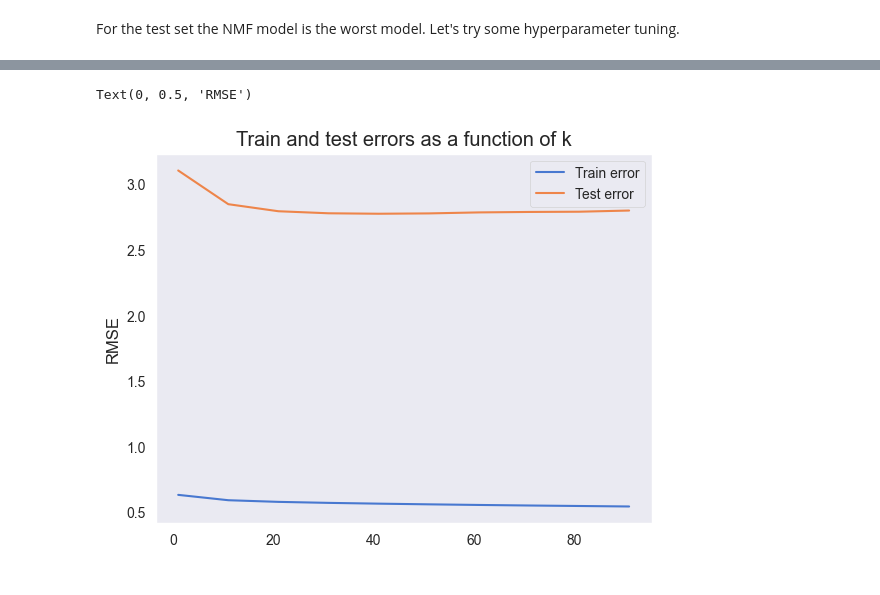
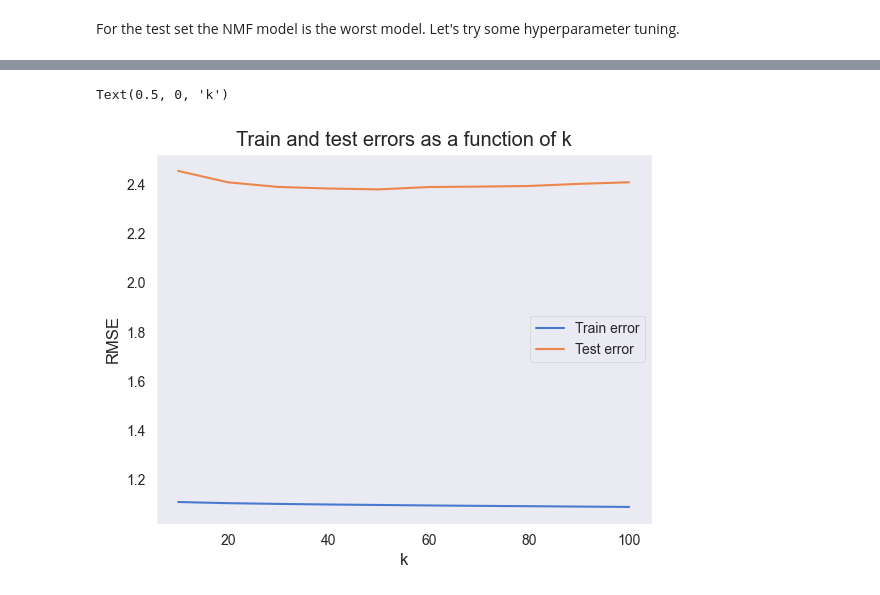
Before and after one commit to JuanDa14Sa/BBC-News-Classification, a Jupyter notebook: recommendation_system.ipynb, the cells around one changed output, grey strips where cells are left out. Cells and saved outputs as stored; diff of their text form; code cells hidden in the pictures.

```diff
--- a/recommendation_system.ipynb
+++ b/recommendation_system.ipynb
@@ -328,6 +328,8 @@ nmf = NMF(n_components=20, random_state=random_seed)
 w_train = nmf.fit_transform(utility_matrix)
 h_train = nmf.components_
 nmf_train = pd.DataFrame(np.dot(w_train, h_train), index=utility_matrix.index, columns=utility_matrix.columns)
+nmf_train[nmf_train > 5] = 5
+nmf_train[nmf_train < 1] = 1
 # %% [markdown]
 Let's see how the model performed on train set
 # %%
@@ -417,7 +419,7 @@ NMF model error: 2.63
 # %% [markdown]
 For the test set the NMF model is the worst model. Let's try some hyperparameter tuning.
 # %%
-latent_factors = range(1, 100, 10)
+latent_factors = range(0,101,10)[1:]
 train_errors = []
 test_errors = []
 times = []
@@ -425,10 +427,12 @@ for k in latent_factors:
     start = time.time()
     print('k = {}'.format(k))
     nmf = NMF(n_components=k, random_state=random_seed, init='random',
-              alpha_W=0.01, l1_ratio=0, max_iter=300)
+              alpha_W=0.01, l1_ratio=0, max_iter=1000)
     w_train = nmf.fit_transform(utility_matrix)
     h_train = nmf.components_
     nmf_train = pd.DataFrame(np.dot(w_train, h_train), index=utility_matrix.index, columns=utility_matrix.columns)
+    nmf_train[nmf_train > 5] = 5
+    nmf_train[nmf_train < 1] = 1
     train_errors.append(error(utility_matrix, nmf_train))
     preds = []
     for index, row in test_ratings.iterrows():
@@ -439,4 +443,5 @@ for k in latent_factors:
     print('Train error: {:.2f}'.format(train_errors[-1]))
     print('Test error: {:.2f}'.format(test_errors[-1]))
     print('Time: {:.2f}s'.format(times[-1]))
+    print('-'*30)
 # %% [output]
@@ -483,8 +465,9 @@ Time: 80.50s
 # %%
 sns.lineplot(x=latent_factors, y=train_errors, label='Train error')
 sns.lineplot(x=latent_factors, y=test_errors, label='Test error')
 plt.title('Train and test errors as a function of k')
 plt.ylabel('RMSE')
+plt.xlabel('k')
 # %% [output]
-Text(0, 0.5, 'RMSE')
+Text(0.5, 0, 'k')
-[figure, old version]
+[figure, new version]
```
Also changed, not shown: parts of 19 cells of this notebook.
